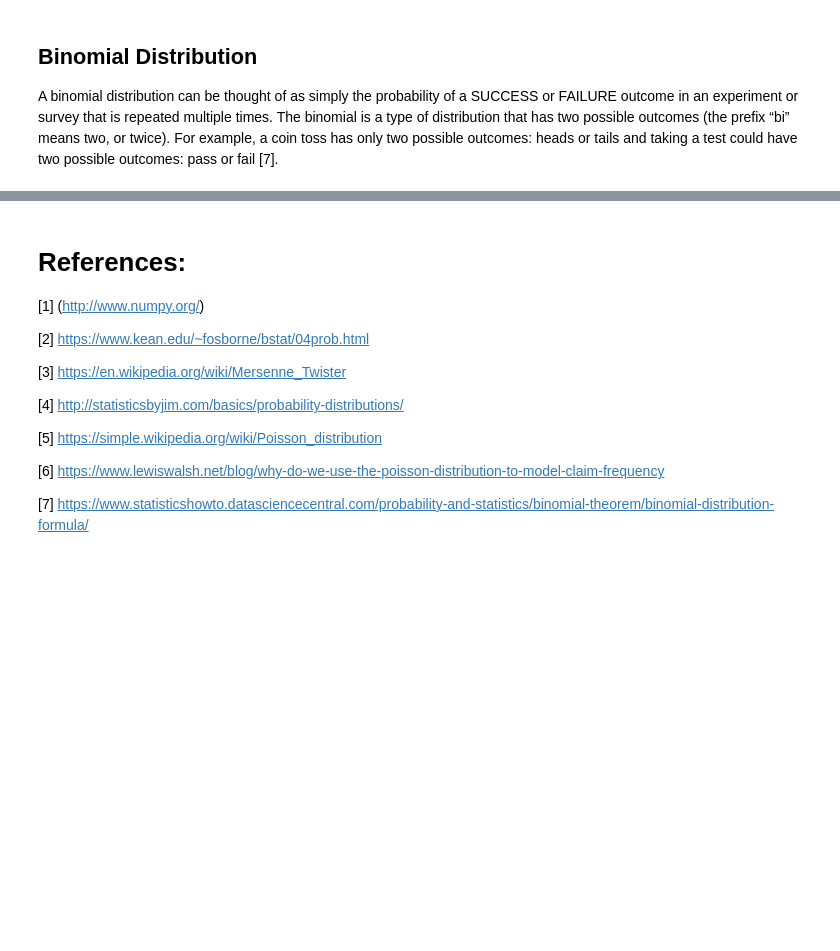
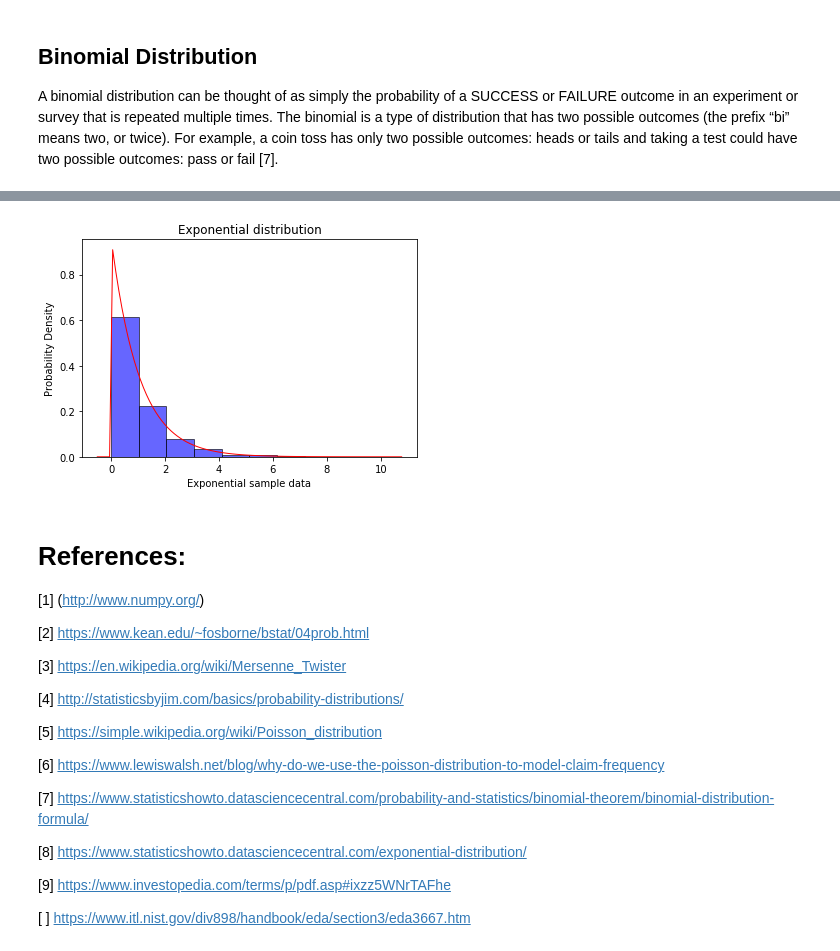
Before and after one commit to mikequaid/Programming, a Jupyter notebook: Practical Assignment - Programming.ipynb, the cells around one changed output, grey strips where cells are left out. Cells and saved outputs as stored; diff of their text form; code cells hidden in the pictures; blank space fills up the shorter version.

Commit message:
exp distribution

```diff
--- a/Practical Assignment - Programming.ipynb
+++ b/Practical Assignment - Programming.ipynb
@@ -141,3 +166,32 @@ NameError: name 'bernoulli' is not defined
+# %%
+# Example of Exponential Distribution
+# scipy.stats:This module contains probability distributions and statistical functions
+# https://docs.scipy.org/doc/scipy/reference/stats.html
+
+import numpy as np
+import matplotlib.pyplot as plt
+from scipy.stats import expon
+
+exp = expon.rvs(size=1000) # Generate exponential sample data
+
+# Configuring the details of the histogram graph
+# Include sample count, number of bins and density function line (True = normal)
+# Add red edgecolour to the bins
+plt.hist(exp, 10, density=True, alpha=0.6, color='b', edgecolor='k')
+plt.title("Exponential distribution") # add a title
+plt.ylabel('Probability Density') # y axis label
+plt.xlabel('Exponential sample data') # x axis label
+
+mu, std = expon.fit(exp) # Fit exponential distribution to the data(exp)
+
+# Display the probability density function:
+xmin, xmax = plt.xlim()
+x = np.linspace(xmin, xmax, 100)
+p = expon.pdf(x, mu, std)
+plt.plot(x, p,'r', linewidth=1)
+plt.show()
+# %% [output]
+[figure, added]
 # %% [markdown]
 # References:
 
@@ -154,3 +208,9 @@ NameError: name 'bernoulli' is not defined
 [6] https://www.lewiswalsh.net/blog/why-do-we-use-the-poisson-distribution-to-model-claim-frequency
 
 [7] https://www.statisticshowto.datasciencecentral.com/probability-and-statistics/binomial-theorem/binomial-distribution-formula/
+
+[8] https://www.statisticshowto.datasciencecentral.com/exponential-distribution/
+
+[9] https://www.investopedia.com/terms/p/pdf.asp#ixzz5WNrTAFhe
+
+[ ] https://www.itl.nist.gov/div898/handbook/eda/section3/eda3667.htm
```
Also changed, not shown: parts of 9 cells of this notebook.
